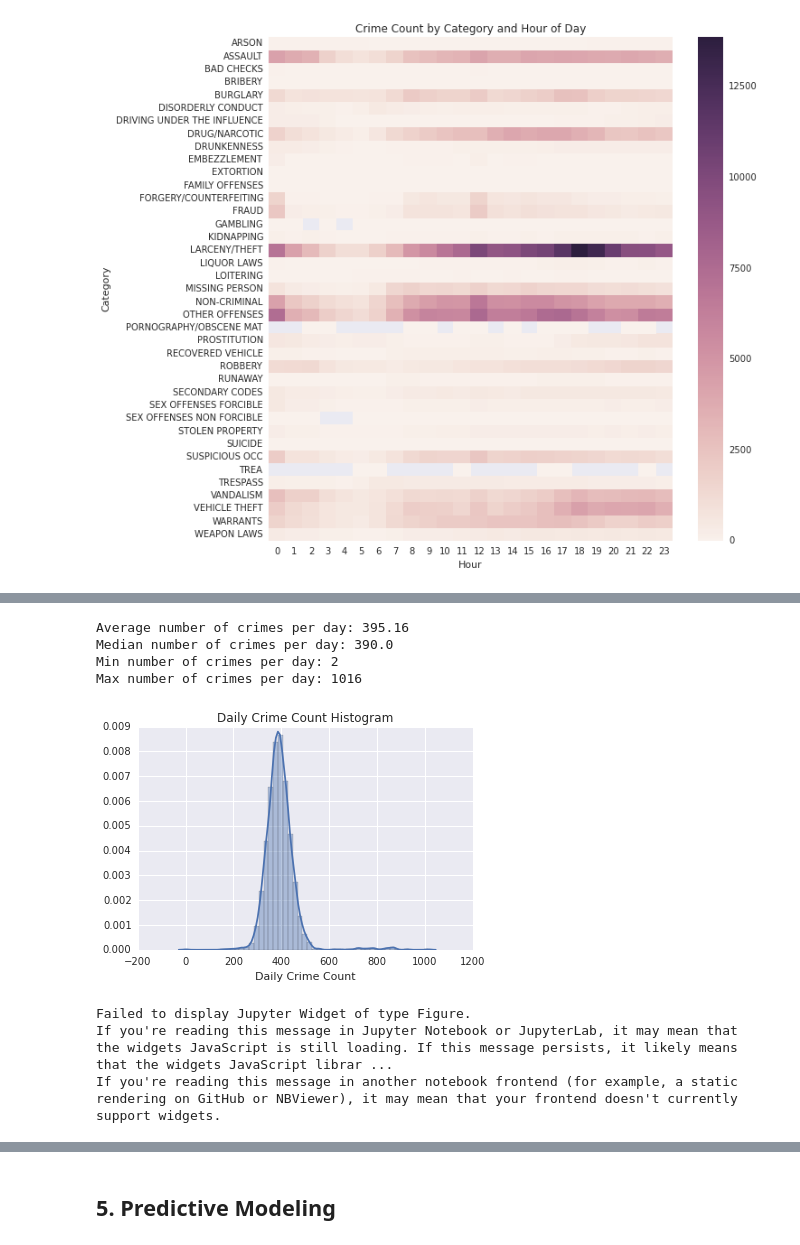
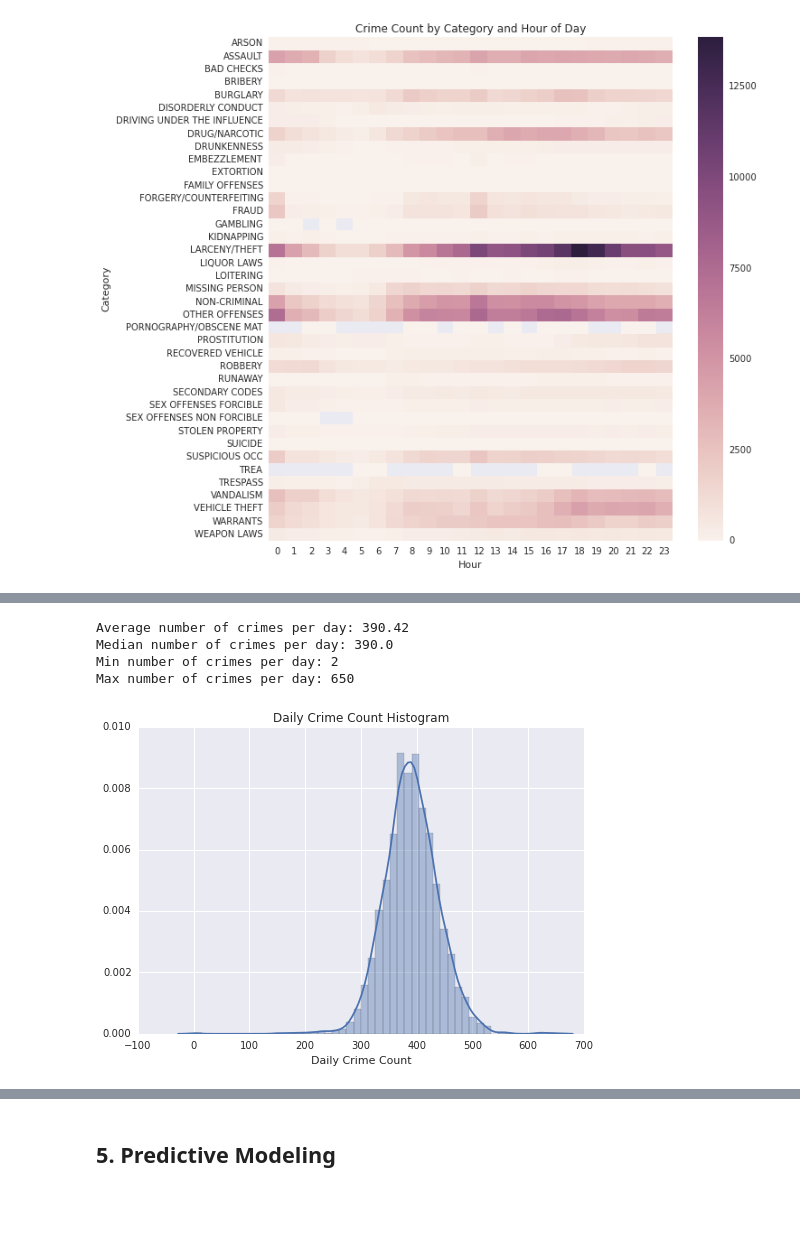
Before and after one commit to carolynamorris/SanFranciscoCrimeClassification, a Jupyter notebook: classification.ipynb, the cells around one changed output, grey strips where cells are left out. Drawn from its saved outputs; the diff is of its cells as text; code cells hidden in the pictures; blank space fills up the shorter version.

Commit message:
Update charts and tune logistic regression

```diff
--- a/classification.ipynb
+++ b/classification.ipynb
@@ -193,0 +179,18 @@ plt.show()
+# %%
+# Monthly crime count
+train['Date'] = train.Dates.dt.date
+train['Month'] = ['0'+m if len(m) == 1 else m for m in train.Month.values]
+train['YearMonth'] = train['Year']+train['Month']
+df_monthly = train.YearMonth.astype(int).value_counts().reset_index()
+df_monthly.columns = ['Month', 'Count']
+df_monthly['Count'] = df_monthly.Count.astype(int)
+df_monthly['Month'] = pd.to_datetime(df_monthly.Month, format='%Y%m')
+df_monthly.sort_values('Month', inplace=True)
+df_monthly['Index'] = range(0,len(df_monthly))
+df_monthly.set_index('Index', inplace=True)
+
+df_monthly.plot(x='Month', y='Count')
+plt.title('Monthly Crime Count Over Time')
+plt.legend().set_visible(False)
+plt.ylabel('Crime Count')
+plt.show()
@@ -193,0 +199,17 @@ plt.show()
+# %%
+train['Date'] = train.Dates.dt.date
+train['YearMonthDay'] = train['Year']+train['Month']+train['Day']
+df_daily = train.YearMonthDay.astype(int).value_counts().reset_index()
+df_daily.columns = ['Day', 'Count']
+df_daily['Count'] = df_daily.Count.astype(int)
+df_daily['Day'] = pd.to_datetime(df_daily.Day, format='%Y%m%d')
+df_daily.sort_values('Day', inplace=True)
+df_daily['Index'] = range(0,len(df_daily))
+df_daily.set_index('Index', inplace=True)
+
+df_daily.plot(x='Day', y='Count', figsize=(14,6))
+plt.title('Daily Crime Count Over Time')
+plt.legend().set_visible(False)
+plt.ylabel('Crime Count')
+plt.xticks(rotation=0)
+plt.show()
@@ -194,39 +218,23 @@ plt.show()
 # %%
 # Basic summary statistics of daily crime count
-train['DayMonthYear'] = train['Day'] + train['Month'] + train['Year']
-daily_count = train.DayMonthYear.value_counts().reset_index()
-daily_count.columns = ['Date', 'CrimeCount']
-
-avgCrimes = np.mean(daily_count.CrimeCount.values)
-medCrimes = np.median(daily_count.CrimeCount.values)
-minCrimes = np.min(daily_count.CrimeCount.values)
-maxCrimes = np.max(daily_count.CrimeCount.values)
+avgCrimes = np.mean(df_daily.Count.values)
+medCrimes = np.median(df_daily.Count.values)
+minCrimes = np.min(df_daily.Count.values)
+maxCrimes = np.max(df_daily.Count.values)
 print 'Average number of crimes per day: {:.2f}'.format(avgCrimes)
 print 'Median number of crimes per day: {}'.format(medCrimes)
 print 'Min number of crimes per day: {}'.format(minCrimes)
 print 'Max number of crimes per day: {}'.format(maxCrimes)
 # %% [output]
-Average number of crimes per day: 395.16
+Average number of crimes per day: 390.42
 Median number of crimes per day: 390.0
 Min number of crimes per day: 2
-Max number of crimes per day: 1016
+Max number of crimes per day: 650
 # %%
 # Histogram of daily crime count
-sns.distplot(daily_count.CrimeCount)
+sns.distplot(df_daily.Count)
 plt.title('Daily Crime Count Histogram')
 plt.xlabel('Daily Crime Count')
 plt.show()
 # %% [output]
-[figure, old version]
+[figure, new version]
-# %%
-# From terminal: jupyter nbextension enable --py gmaps
-my_key = 'AIzaSyA_tp-_OGJDlpweGU9ihc_2pDlxp_pE13U'
-gmaps.configure(api_key=my_key)
-locations = train[['Y', 'X']]
-fig = gmaps.figure()
-fig.add_layer(gmaps.heatmap_layer(locations))
-fig
-# %% [output]
-Failed to display Jupyter Widget of type Figure.
-If you're reading this message in Jupyter Notebook or JupyterLab, it may mean that the widgets JavaScript is still loading. If this message persists, it likely means that the widgets JavaScript librar ...
-If you're reading this message in another notebook frontend (for example, a static rendering on GitHub or NBViewer), it may mean that your frontend doesn't currently support widgets.
```
Also changed, not shown: parts of 27 cells of this notebook.
